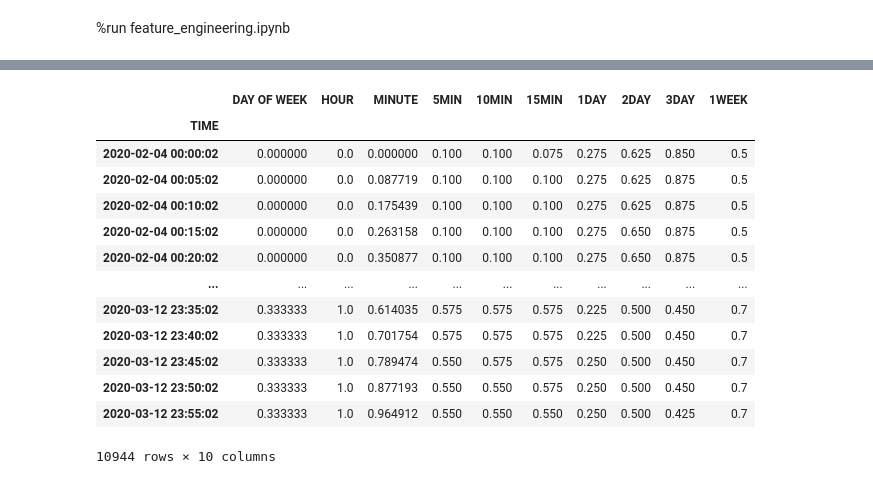
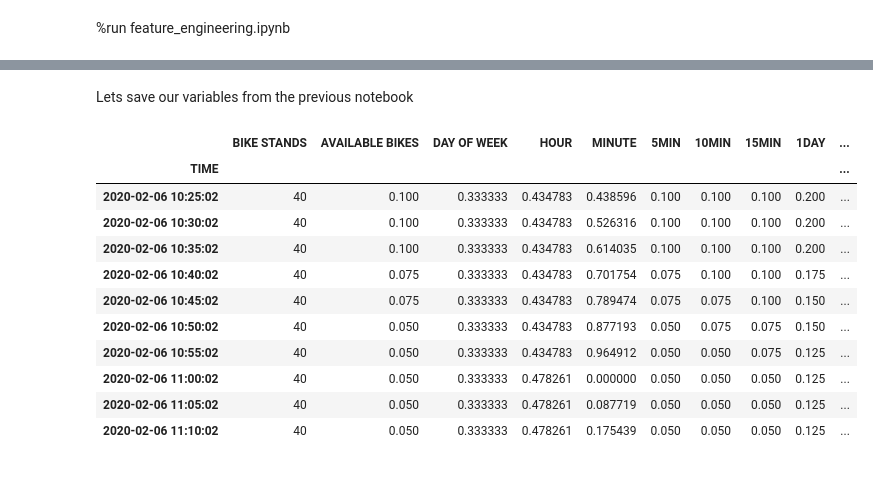
Before and after one commit to cormac-doyle/Final-Assignment-Machine-Learning, a Jupyter notebook: models.ipynb, the cells around one changed output, grey strips where cells are left out. Saved outputs shown, nothing was run; the diff lists cells and outputs as text; code cells hidden in the pictures.

```diff
--- a/models.ipynb
+++ b/models.ipynb
@@ -76,0 +17,2 @@ Text(0, 0.5, 'Linear Model Coefficient')
+# %% [markdown]
+Lets save our variables from the previous notebook
@@ -102,22 +50,20 @@ def test_and_plot_model(model,df :pd.DataFrame, X, y, title:str):
 
     print("MSE: "+str(np.mean(mse_scores)))
     plt.title(title+" MSE: "+str(np.mean(mse_scores)))
-# %%
-X_hospital
-# %% [output]
-|  | DAY OF WEEK | HOUR | MINUTE | 5MIN | 10MIN | 15MIN | 1DAY | 2DAY | 3DAY | 1WEEK |
-| TIME |  |  |  |  |  |  |  |  |  |  |
-| 2020-02-04 00:00:02 | 0.000000 | 0.0 | 0.000000 | 0.100 | 0.100 | 0.075 | 0.275 | 0.625 | 0.850 | 0.5 |
-| 2020-02-04 00:05:02 | 0.000000 | 0.0 | 0.087719 | 0.100 | 0.100 | 0.100 | 0.275 | 0.625 | 0.875 | 0.5 |
-| 2020-02-04 00:10:02 | 0.000000 | 0.0 | 0.175439 | 0.100 | 0.100 | 0.100 | 0.275 | 0.625 | 0.875 | 0.5 |
-| 2020-02-04 00:15:02 | 0.000000 | 0.0 | 0.263158 | 0.100 | 0.100 | 0.100 | 0.275 | 0.650 | 0.875 | 0.5 |
-| 2020-02-04 00:20:02 | 0.000000 | 0.0 | 0.350877 | 0.100 | 0.100 | 0.100 | 0.275 | 0.650 | 0.875 | 0.5 |
-| ... | ... | ... | ... | ... | ... | ... | ... | ... | ... | ... |
-| 2020-03-12 23:35:02 | 0.333333 | 1.0 | 0.614035 | 0.575 | 0.575 | 0.575 | 0.225 | 0.500 | 0.450 | 0.7 |
-| 2020-03-12 23:40:02 | 0.333333 | 1.0 | 0.701754 | 0.575 | 0.575 | 0.575 | 0.225 | 0.500 | 0.450 | 0.7 |
-| 2020-03-12 23:45:02 | 0.333333 | 1.0 | 0.789474 | 0.550 | 0.575 | 0.575 | 0.250 | 0.500 | 0.450 | 0.7 |
-| 2020-03-12 23:50:02 | 0.333333 | 1.0 | 0.877193 | 0.550 | 0.550 | 0.575 | 0.250 | 0.500 | 0.450 | 0.7 |
-| 2020-03-12 23:55:02 | 0.333333 | 1.0 | 0.964912 | 0.550 | 0.550 | 0.550 | 0.250 | 0.500 | 0.425 | 0.7 |
-10944 rows × 10 columns
+# %%
+df_hospital_map["10MIN"][700:710]
+# %% [output]
+|  | BIKE STANDS | AVAILABLE BIKES | DAY OF WEEK | HOUR | MINUTE | 5MIN | 10MIN | 15MIN | 1DAY | ... |
+| TIME |  |  |  |  |  |  |  |  |  | ... |
+| 2020-02-06 10:25:02 | 40 | 0.100 | 0.333333 | 0.434783 | 0.438596 | 0.100 | 0.100 | 0.100 | 0.200 | ... |
+| 2020-02-06 10:30:02 | 40 | 0.100 | 0.333333 | 0.434783 | 0.526316 | 0.100 | 0.100 | 0.100 | 0.200 | ... |
+| 2020-02-06 10:35:02 | 40 | 0.100 | 0.333333 | 0.434783 | 0.614035 | 0.100 | 0.100 | 0.100 | 0.200 | ... |
+| 2020-02-06 10:40:02 | 40 | 0.075 | 0.333333 | 0.434783 | 0.701754 | 0.075 | 0.100 | 0.100 | 0.175 | ... |
+| 2020-02-06 10:45:02 | 40 | 0.075 | 0.333333 | 0.434783 | 0.789474 | 0.075 | 0.075 | 0.100 | 0.150 | ... |
+| 2020-02-06 10:50:02 | 40 | 0.050 | 0.333333 | 0.434783 | 0.877193 | 0.050 | 0.075 | 0.075 | 0.150 | ... |
+| 2020-02-06 10:55:02 | 40 | 0.050 | 0.333333 | 0.434783 | 0.964912 | 0.050 | 0.050 | 0.075 | 0.125 | ... |
+| 2020-02-06 11:00:02 | 40 | 0.050 | 0.333333 | 0.478261 | 0.000000 | 0.050 | 0.050 | 0.050 | 0.125 | ... |
+| 2020-02-06 11:05:02 | 40 | 0.050 | 0.333333 | 0.478261 | 0.087719 | 0.050 | 0.050 | 0.050 | 0.125 | ... |
+| 2020-02-06 11:10:02 | 40 | 0.050 | 0.333333 | 0.478261 | 0.175439 | 0.050 | 0.050 | 0.050 | 0.125 | ... |
 # %%
 
```
Also changed, not shown: parts of 10 cells of this notebook, 1 other file.
